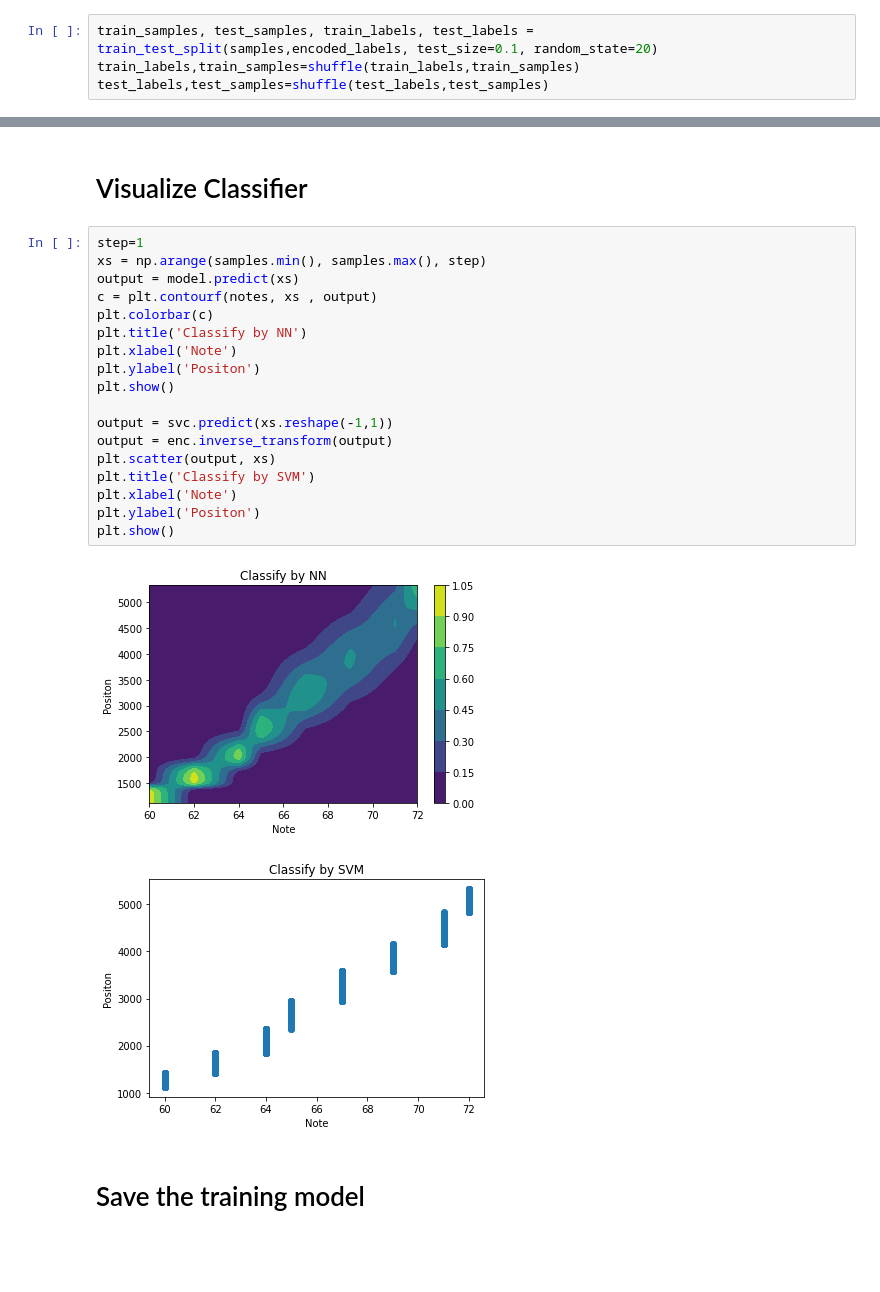
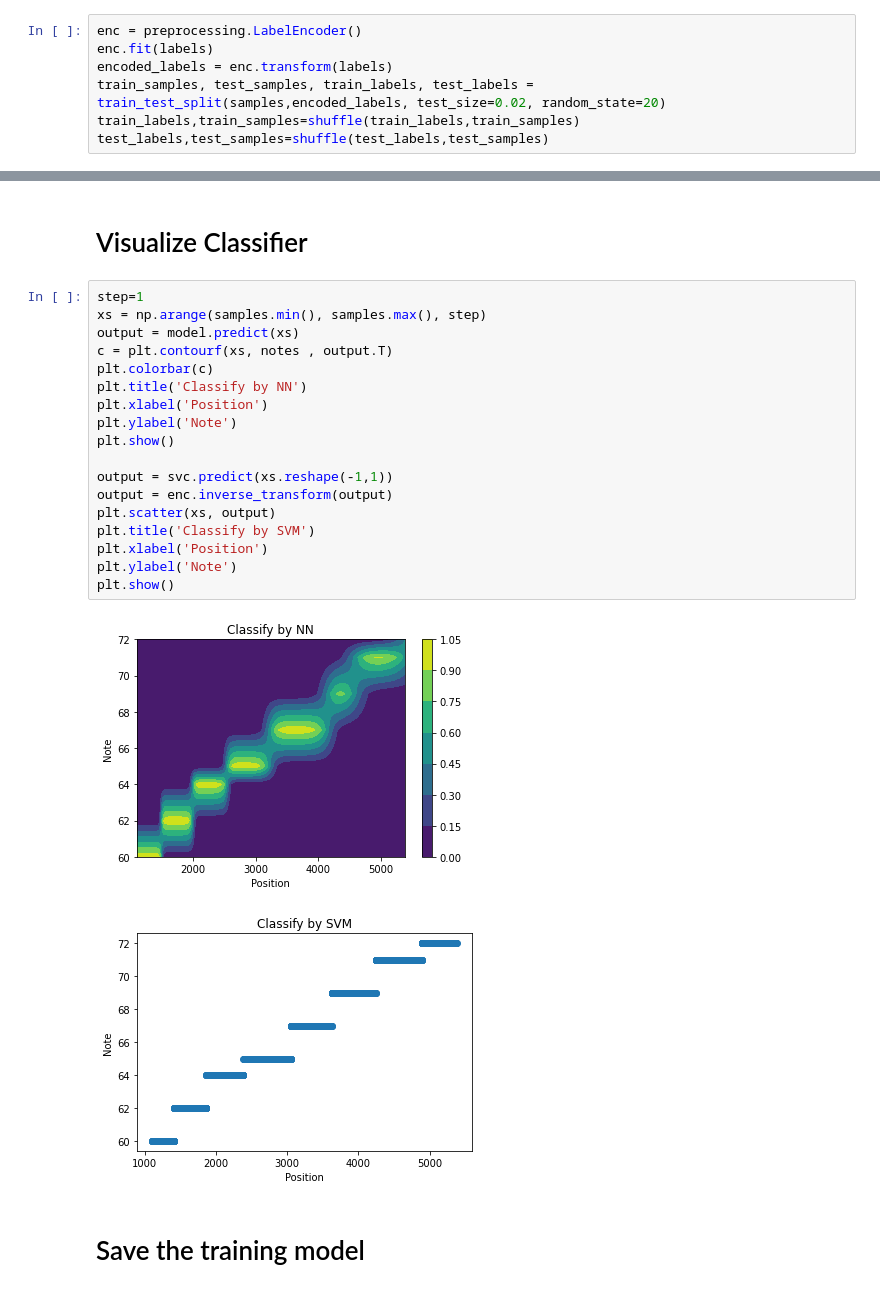
Before and after one commit to jefflaichunyin/ELEC4544_ML_Otamatone, a Jupyter notebook: software/classifier.ipynb, the cells around one changed output, grey strips where cells are left out. Cells and saved outputs as stored; diff of their text form; blank space fills up the shorter version.

Commit message:
move kmean cleanup to classifier.ipynb, swap plot axis

```diff
--- a/software/classifier.ipynb
+++ b/software/classifier.ipynb
@@ -32,6 +91,9 @@ plt.show()
 # %% [markdown]
 # Proprocessing
 # %%
-train_samples, test_samples, train_labels, test_labels = train_test_split(samples,encoded_labels, test_size=0.1, random_state=20)
+enc = preprocessing.LabelEncoder()
+enc.fit(labels)
+encoded_labels = enc.transform(labels)
+train_samples, test_samples, train_labels, test_labels = train_test_split(samples,encoded_labels, test_size=0.02, random_state=20)
 train_labels,train_samples=shuffle(train_labels,train_samples)
 test_labels,test_samples=shuffle(test_labels,test_samples)
@@ -120,24 +174,24 @@ SVC()
 # %%
 step=1
 xs = np.arange(samples.min(), samples.max(), step)
 output = model.predict(xs)
-c = plt.contourf(notes, xs , output)
+c = plt.contourf(xs, notes , output.T)
 plt.colorbar(c)
 plt.title('Classify by NN')
-plt.xlabel('Note')
-plt.ylabel('Positon')
+plt.xlabel('Position')
+plt.ylabel('Note')
 plt.show()
 
 output = svc.predict(xs.reshape(-1,1))
 output = enc.inverse_transform(output)
-plt.scatter(output, xs)
+plt.scatter(xs, output)
 plt.title('Classify by SVM')
-plt.xlabel('Note')
-plt.ylabel('Positon')
+plt.xlabel('Position')
+plt.ylabel('Note')
 plt.show()
 # %% [output]
-[figure, old version]
+[figure, new version]
-[figure, old version]
+[figure, new version]
 # %% [markdown]
 # Save the training model
 # %%
```
Also changed, not shown: parts of 9 cells of this notebook, 3 other files.
